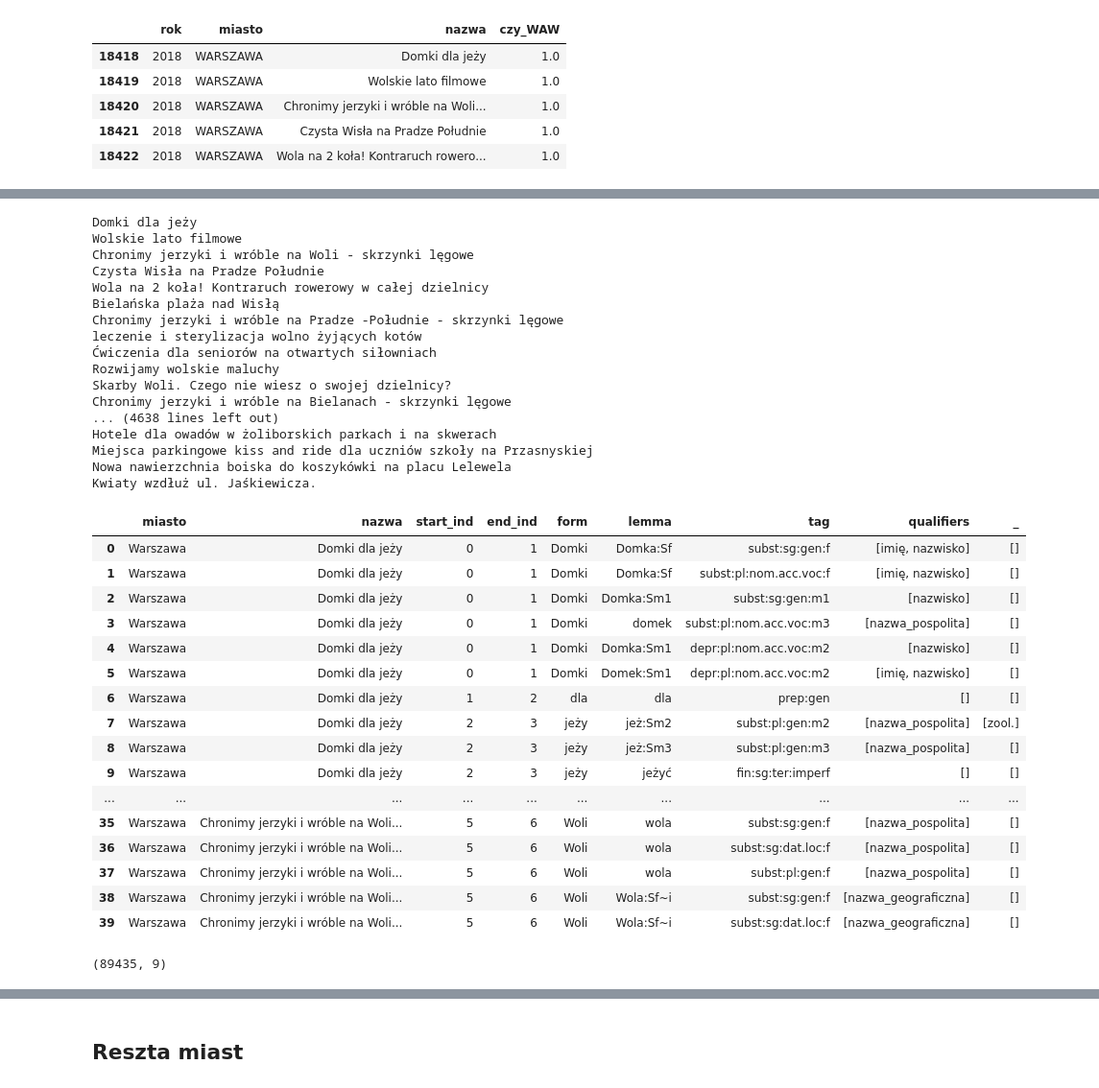
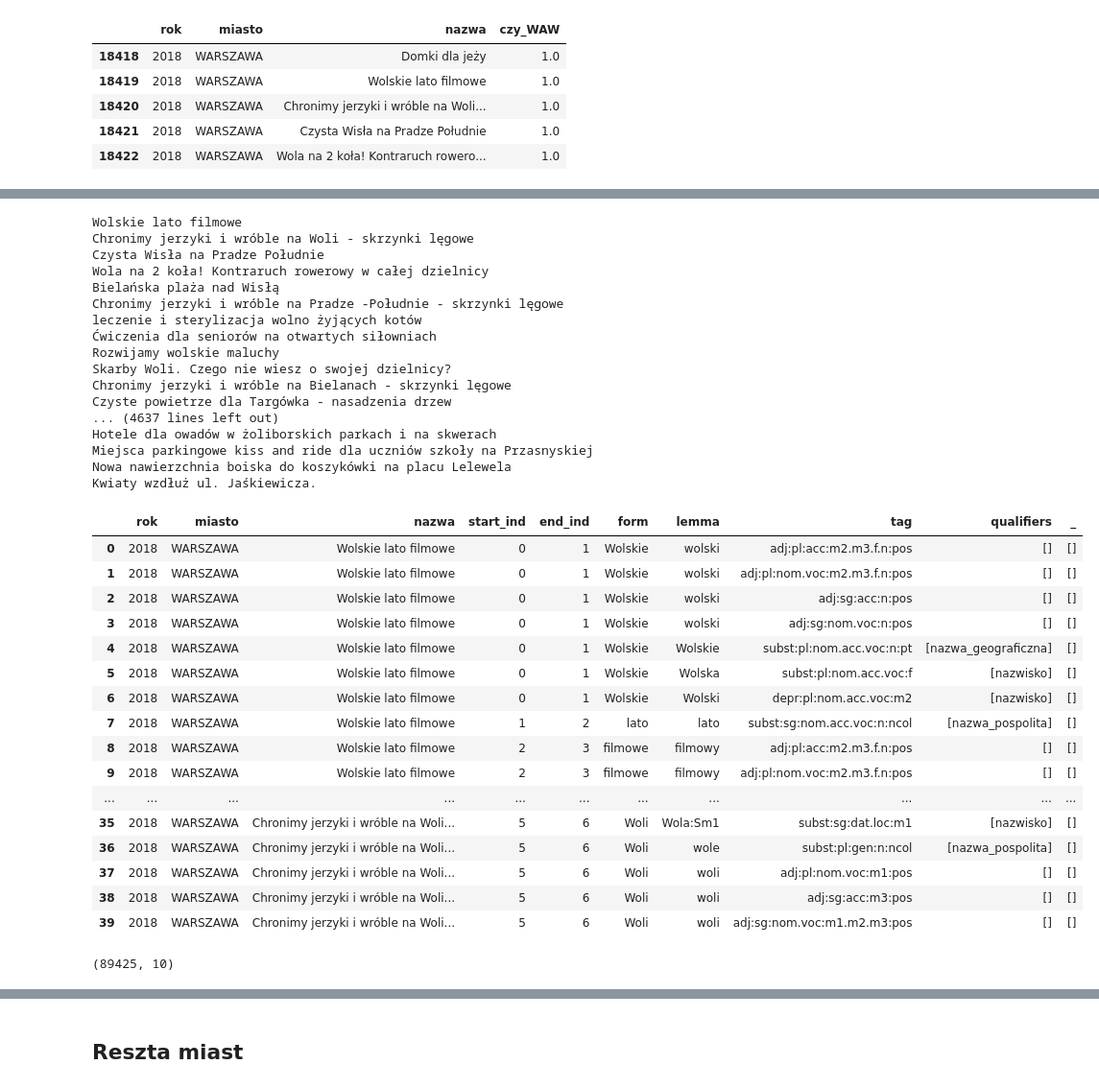
Before and after one commit to malowana/NLP_budzet_obywatelski, a Jupyter notebook: BO_analiza_morfologiczna2.ipynb, the cells around one changed output, grey strips where cells are left out. Shown at 96% size. Saved outputs shown, nothing was run; the diff lists cells and outputs as text; code cells hidden in the pictures.

```diff
--- a/BO_analiza_morfologiczna2.ipynb
+++ b/BO_analiza_morfologiczna2.ipynb
@@ -74,12 +58,2 @@ from spacy.lang.pl.stop_words import STOP_WORDS
 # %%
 morf = morfeusz2.Morfeusz()
-# %%
-for analysis in morf.analyse("sadzimy rośliny zimozielone budowa dużego skateparkuu na gocławiu dla całej pragi-południe jako wizytówka prawej strony wisły domki dla jeży nad balatonem nie chcesz mieć szczurów"):
-  # na wyjściu z morf.analyse dostajemy listę interpretacji, niektóre tokeny mogą mieć więcej niż jedną interpretację, jak tu z tokenem "życia"
-  start_ind, end_ind, interp = analysis
-  form, lemma, tag, qualifiers, _ = interp
-  try:
-    pos, feats = tag.split(":", 1)
-  except ValueError: # podana forma nie ma cech morfosyntaktycznych
-    pos, feats = tag, ""
-  print("{0:4} {1:4} {2:8} {3:8} {4:6} {5:20} {6:15}".format(start_ind, end_ind, form, lemma, pos, feats, str(qualifiers)))
@@ -162,10 +109,0 @@ docs_waw
-# %%
-for analysis in morf.analyse(docs_waw):
-  # na wyjściu z morf.analyse dostajemy listę interpretacji, niektóre tokeny mogą mieć więcej niż jedną interpretację, jak tu z tokenem "życia"
-  start_ind, end_ind, interp = analysis
-  form, lemma, tag, qualifiers, _ = interp
-
-  attribs = ['start_ind', 'end_ind', 'form', 'lemma', 'pos', 'feats', 'str(qualifiers)']
-  table = [{att:tok.__getattribute__(att) for att in attribs} for tok in analysis2]
-  df_waw_morf = pd.DataFrame(table)
-  print(df_waw_morf[attribs])
@@ -189,19 +110,17 @@ df_waw2.head()
 # %%
 data_waw =[]
-# %%
-for rows in df_waw2.rows:
-  for interpretation for df_waw2.nazwa[rows]
 # %%
-for text in df_waw.nazwa:
-    print(text)
-    analysis = morf.analyse(text)
-    i=0
-    for interpretation in analysis:
+for rows in range(1,df_waw.shape[0]):
+  text = df_waw.iloc[rows, 2]
+  miasto = df_waw.iloc[rows, 1]
+  rok = df_waw.iloc[rows, 0]
+  print(text)
+  analysis = morf.analyse(text)
+  for interpretation in analysis:
       start_ind, end_ind, interp = interpretation
       form, lemma, tag, qualifiers, _ = interpretation[2]
-      data_waw.append(('Warszawa', text, start_ind, end_ind, form,lemma,tag,qualifiers,_))
+      data_waw.append((rok, miasto, text, start_ind, end_ind, form,lemma,tag,qualifiers,_))
 # %% [output]
-Domki dla jeży
 Wolskie lato filmowe
 Chronimy jerzyki i wróble na Woli - skrzynki lęgowe
 Czysta Wisła na Pradze Południe
@@ -213,37 +132,38 @@ leczenie i sterylizacja wolno żyjących kotów
 Rozwijamy wolskie maluchy
 Skarby Woli. Czego nie wiesz o swojej dzielnicy?
 Chronimy jerzyki i wróble na Bielanach - skrzynki lęgowe
-... (4638 lines left out)
+Czyste powietrze dla Targówka - nasadzenia drzew
+... (4637 lines left out)
 Hotele dla owadów w żoliborskich parkach i na skwerach
 Miejsca parkingowe kiss and ride dla uczniów szkoły na Przasnyskiej
 Nowa nawierzchnia boiska do koszykówki na placu Lelewela
 Kwiaty wzdłuż ul. Jaśkiewicza.
 # %%
-cols=['miasto','nazwa','start_ind', 'end_ind', 'form','lemma','tag','qualifiers','_']
+cols=['rok','miasto','nazwa','start_ind', 'end_ind', 'form','lemma','tag','qualifiers','_']
 df_waw_morf4 = pd.DataFrame(data_waw, columns=cols)
 df_waw_morf4.head(40)
 # %% [output]
-|  | miasto | nazwa | start_ind | end_ind | form | lemma | tag | qualifiers | _ |
-| 0 | Warszawa | Domki dla jeży | 0 | 1 | Domki | Domka:Sf | subst:sg:gen:f | [imię, nazwisko] | [] |
-| 1 | Warszawa | Domki dla jeży | 0 | 1 | Domki | Domka:Sf | subst:pl:nom.acc.voc:f | [imię, nazwisko] | [] |
-| 2 | Warszawa | Domki dla jeży | 0 | 1 | Domki | Domka:Sm1 | subst:sg:gen:m1 | [nazwisko] | [] |
-| 3 | Warszawa | Domki dla jeży | 0 | 1 | Domki | domek | subst:pl:nom.acc.voc:m3 | [nazwa_pospolita] | [] |
-| 4 | Warszawa | Domki dla jeży | 0 | 1 | Domki | Domka:Sm1 | depr:pl:nom.acc.voc:m2 | [nazwisko] | [] |
-| 5 | Warszawa | Domki dla jeży | 0 | 1 | Domki | Domek:Sm1 | depr:pl:nom.acc.voc:m2 | [imię, nazwisko] | [] |
-| 6 | Warszawa | Domki dla jeży | 1 | 2 | dla | dla | prep:gen | [] | [] |
-| 7 | Warszawa | Domki dla jeży | 2 | 3 | jeży | jeż:Sm2 | subst:pl:gen:m2 | [nazwa_pospolita] | [zool.] |
-| 8 | Warszawa | Domki dla jeży | 2 | 3 | jeży | jeż:Sm3 | subst:pl:gen:m3 | [nazwa_pospolita] | [] |
-| 9 | Warszawa | Domki dla jeży | 2 | 3 | jeży | jeżyć | fin:sg:ter:imperf | [] | [] |
-| ... | ... | ... | ... | ... | ... | ... | ... | ... | ... |
-| 35 | Warszawa | Chronimy jerzyki i wróble na Woli... | 5 | 6 | Woli | wola | subst:sg:gen:f | [nazwa_pospolita] | [] |
-| 36 | Warszawa | Chronimy jerzyki i wróble na Woli... | 5 | 6 | Woli | wola | subst:sg:dat.loc:f | [nazwa_pospolita] | [] |
-| 37 | Warszawa | Chronimy jerzyki i wróble na Woli... | 5 | 6 | Woli | wola | subst:pl:gen:f | [nazwa_pospolita] | [] |
-| 38 | Warszawa | Chronimy jerzyki i wróble na Woli... | 5 | 6 | Woli | Wola:Sf~i | subst:sg:gen:f | [nazwa_geograficzna] | [] |
-| 39 | Warszawa | Chronimy jerzyki i wróble na Woli... | 5 | 6 | Woli | Wola:Sf~i | subst:sg:dat.loc:f | [nazwa_geograficzna] | [] |
+|  | rok | miasto | nazwa | start_ind | end_ind | form | lemma | tag | qualifiers | _ |
+| 0 | 2018 | WARSZAWA | Wolskie lato filmowe | 0 | 1 | Wolskie | wolski | adj:pl:acc:m2.m3.f.n:pos | [] | [] |
+| 1 | 2018 | WARSZAWA | Wolskie lato filmowe | 0 | 1 | Wolskie | wolski | adj:pl:nom.voc:m2.m3.f.n:pos | [] | [] |
+| 2 | 2018 | WARSZAWA | Wolskie lato filmowe | 0 | 1 | Wolskie | wolski | adj:sg:acc:n:pos | [] | [] |
+| 3 | 2018 | WARSZAWA | Wolskie lato filmowe | 0 | 1 | Wolskie | wolski | adj:sg:nom.voc:n:pos | [] | [] |
+| 4 | 2018 | WARSZAWA | Wolskie lato filmowe | 0 | 1 | Wolskie | Wolskie | subst:pl:nom.acc.voc:n:pt | [nazwa_geograficzna] | [] |
+| 5 | 2018 | WARSZAWA | Wolskie lato filmowe | 0 | 1 | Wolskie | Wolska | subst:pl:nom.acc.voc:f | [nazwisko] | [] |
+| 6 | 2018 | WARSZAWA | Wolskie lato filmowe | 0 | 1 | Wolskie | Wolski | depr:pl:nom.acc.voc:m2 | [nazwisko] | [] |
+| 7 | 2018 | WARSZAWA | Wolskie lato filmowe | 1 | 2 | lato | lato | subst:sg:nom.acc.voc:n:ncol | [nazwa_pospolita] | [] |
+| 8 | 2018 | WARSZAWA | Wolskie lato filmowe | 2 | 3 | filmowe | filmowy | adj:pl:acc:m2.m3.f.n:pos | [] | [] |
+| 9 | 2018 | WARSZAWA | Wolskie lato filmowe | 2 | 3 | filmowe | filmowy | adj:pl:nom.voc:m2.m3.f.n:pos | [] | [] |
+| ... | ... | ... | ... | ... | ... | ... | ... | ... | ... | ... |
+| 35 | 2018 | WARSZAWA | Chronimy jerzyki i wróble na Woli... | 5 | 6 | Woli | Wola:Sm1 | subst:sg:dat.loc:m1 | [nazwisko] | [] |
+| 36 | 2018 | WARSZAWA | Chronimy jerzyki i wróble na Woli... | 5 | 6 | Woli | wole | subst:pl:gen:n:ncol | [nazwa_pospolita] | [] |
+| 37 | 2018 | WARSZAWA | Chronimy jerzyki i wróble na Woli... | 5 | 6 | Woli | woli | adj:pl:nom.voc:m1:pos | [] | [] |
+| 38 | 2018 | WARSZAWA | Chronimy jerzyki i wróble na Woli... | 5 | 6 | Woli | woli | adj:sg:acc:m3:pos | [] | [] |
+| 39 | 2018 | WARSZAWA | Chronimy jerzyki i wróble na Woli... | 5 | 6 | Woli | woli | adj:sg:nom.voc:m1.m2.m3:pos | [] | [] |
 # %%
 df_waw_morf4.shape
 # %% [output]
-(89435, 9)
+(89425, 10)
 # %%
 czasownik = ['fin', 'bedzie', 'aglt', 'praet', 'impt', 'imps', 'inf', 'pcon', 'pant', 'ger', 'pact', 'ppas']
 df_waw_morf4_verb = df_waw_morf4[df_waw_morf4['tag'].str.contains('|'.join(czasownik))]
```
Also changed, not shown: parts of 43 cells of this notebook.
